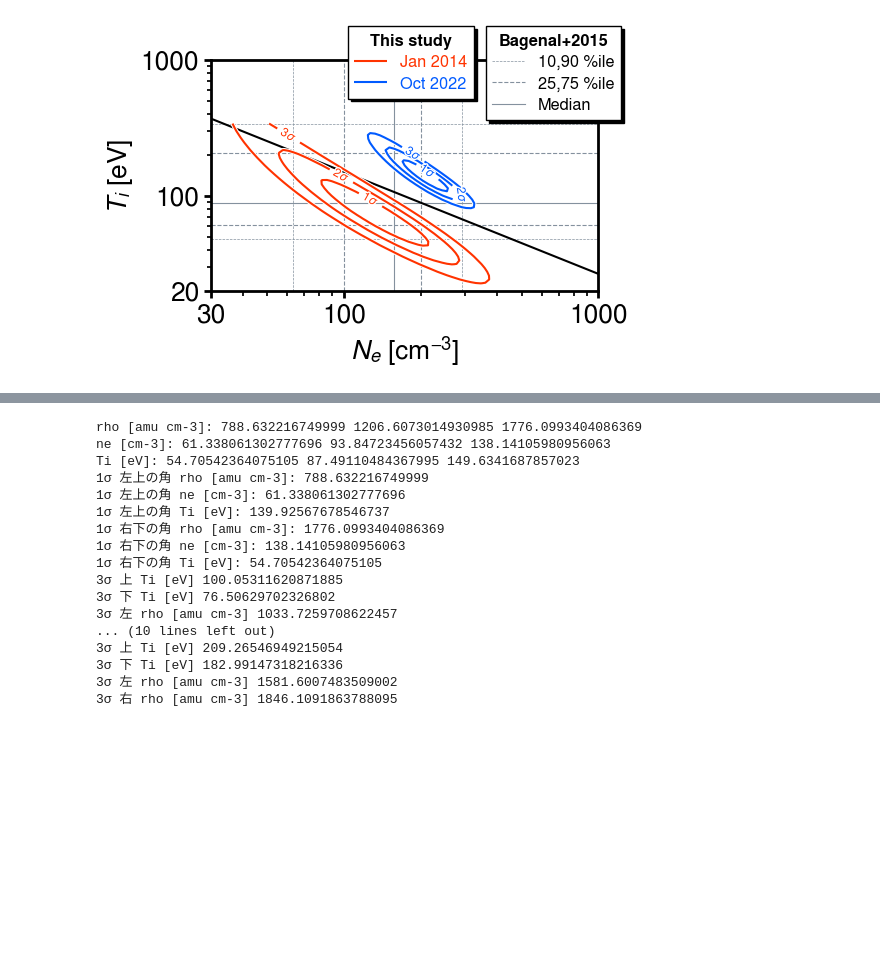
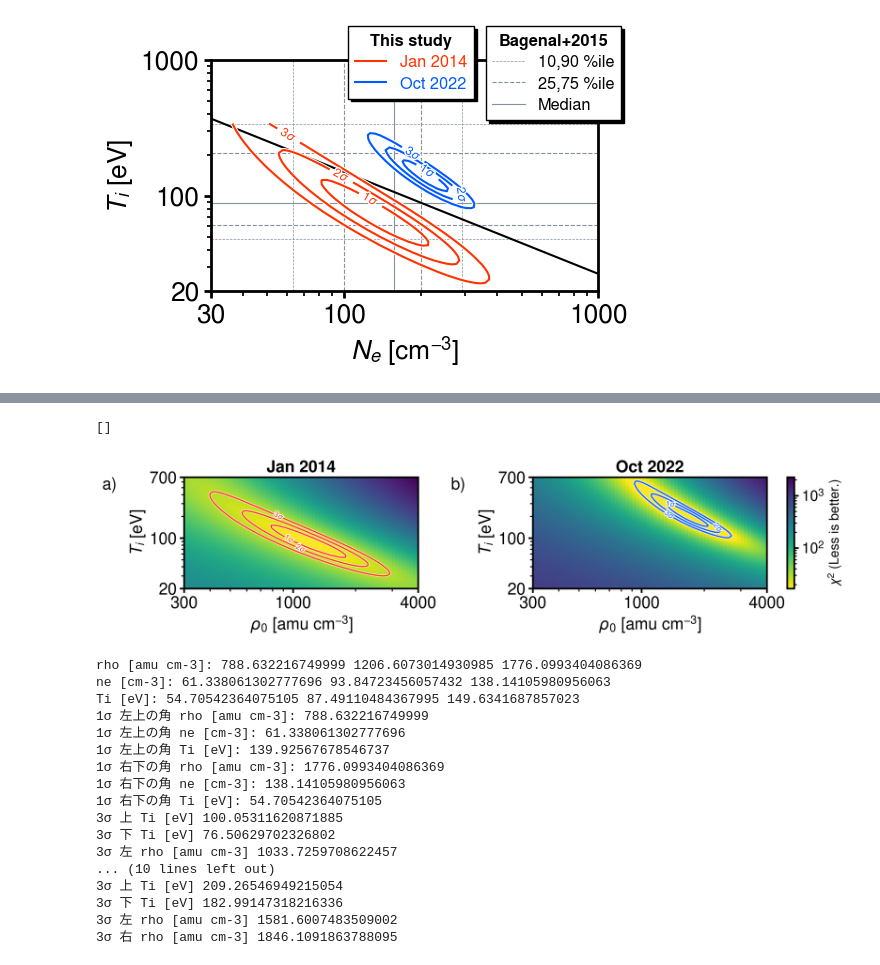
Before and after one commit to ShinnosukeSatoh/HST_Jupiter_footprints_dms, a Jupyter notebook: Leadangle_fitplot3R.ipynb, the cells around one changed output, grey strips where cells are left out. Cells and saved outputs as stored; diff of their text form; code cells hidden in the pictures; blank space fills up the shorter version.

```diff
--- a/Leadangle_fitplot3R.ipynb
+++ b/Leadangle_fitplot3R.ipynb
@@ -270,3 +270,80 @@ plt.plot()
 (array([30]), array([51])) rho_min [2746.3262062] Ti_min [138.02966758]
 []
 [figure]
+# %%
+# CHI-SQUARE MAPPING
+fontsize = 19
+fig, ax = plt.subplots(1,2, figsize=(11.4,3.1), dpi=326)
+panelname = ['a','b','c','d','e','f','g','h']
+for i in range(ax.size):
+    ax[i].tick_params(axis='x', labelsize=fontsize)
+    ax[i].tick_params(axis='y', labelsize=fontsize)
+    ax[i].set_xlabel(r'$\rho_{\, 0}$ [amu cm$^{-3}$]', fontsize=fontsize)
+    ax[i].set_ylabel('$T_i$ [eV]', fontsize=fontsize)
+    ax[i].set_xscale('log')
+    ax[i].set_yscale('log')
+    ax[i].set_xlim(300,4000)
+    ax[i].set_ylim(20,700)
+    ax[i].set_xticks(np.array([300,1000,4000], dtype=int))
+    ax[i].set_xticklabels(np.array([300,1000,4000], dtype=int))
+    ax[i].set_yticks(np.array([20,100,700], dtype=int))
+    ax[i].set_yticklabels(np.array([20,100,700], dtype=int))
+    ax[i].text(-0.35, 1.0, panelname[i]+')', color='k',
+           horizontalalignment='left',
+           verticalalignment='top',
+           transform=ax[i].transAxes,
+           fontsize=fontsize)
+
+
+
+
+yr = ['14', '22']
+date = ['Jan 2014', 'Oct 2022']
+redblue = [cud4[0], cud4[3]]
+cn_list = []
+for i in range(2):
+    ax[i].set_title(date[i], weight='bold', fontsize=fontsize)
+    chi2 = np.loadtxt('img/LeadangleFit/20'+yr[i]+'_R4/params_chi2.txt')
+    RHO0 = np.loadtxt('img/LeadangleFit/20'+yr[i]+'_R4/params_RHO0.txt')
+    Ti0 = np.loadtxt('img/LeadangleFit/20'+yr[i]+'_R4/params_Ti0.txt')
+
+    # chi square 0 is not true value.
+    chi2min = np.min(chi2[np.where(chi2>0)])
+    chi2min_pos = np.where(chi2==chi2min)
+    chi2max = np.max(chi2[np.where(chi2>0)])
+    chi2ave = np.average(chi2[np.where(chi2>0)])
+    chi2[np.where(chi2==0)] = np.nan
+    print(chi2min_pos, 'rho_min', RHO0[chi2min_pos], 'Ti_min', Ti0[chi2min_pos])
+
+    if i==0:
+        lowerlimit = chi2min
+        upperlimit = chi2max
+
+    sm = ax[i].pcolor(RHO0, Ti0, chi2,
+                   cmap='viridis_r', norm=colors.LogNorm(vmin=lowerlimit, vmax=upperlimit), zorder=1)
+
+    cn = ax[i].contour(RHO0, Ti0, chi2,
+                    levels=[chi2min+2.30, chi2min+6.17, chi2min+11.8],
+                    colors=redblue[i],
+                    linewidths=1.5,
+                    zorder=2)
+    cn.levels = [r'$1\sigma$', r'$2\sigma$', r'$3\sigma$']
+    cl = ax[i].clabel(cn, cn.levels, inline=True, fontsize=fontsize*0.45)
+    # Line stroke around clabels
+    plt.setp(cl, path_effects=[pe.withStroke(linewidth=2.2, foreground='white')])
+    # Line stroke around contour
+    plt.setp(cn.collections, path_effects=[pe.withStroke(linewidth=2.8, foreground="w")])
+    cn_list.append(cn)
+
+fig.tight_layout()
+
+axpos = ax[1].get_position()
+cax = fig.add_axes([axpos.x1*1.03, axpos.y0, 0.01, axpos.y1-axpos.y0])
+pp = fig.colorbar(sm, cax=cax)
+pp.set_label('$\\chi^2$ (Less is better.)', fontsize=fontsize*0.8)
+pp.ax.tick_params(labelsize=fontsize*0.9)
+pp.ax.yaxis.get_offset_text().set_fontsize(fontsize*0.8)  # 指数部のフォントサイズ
+
+
+plt.plot()
+# %% [output]
@@ -273,3 +352,5 @@ plt.plot()
+[]
+[figure, added]
 # %%
 # Galieo fit - Bagenal+2015
 Ne_fit = np.linspace(30, 1000, 20)
```
Also changed, not shown: parts of 2 cells of this notebook, 10 other files.
